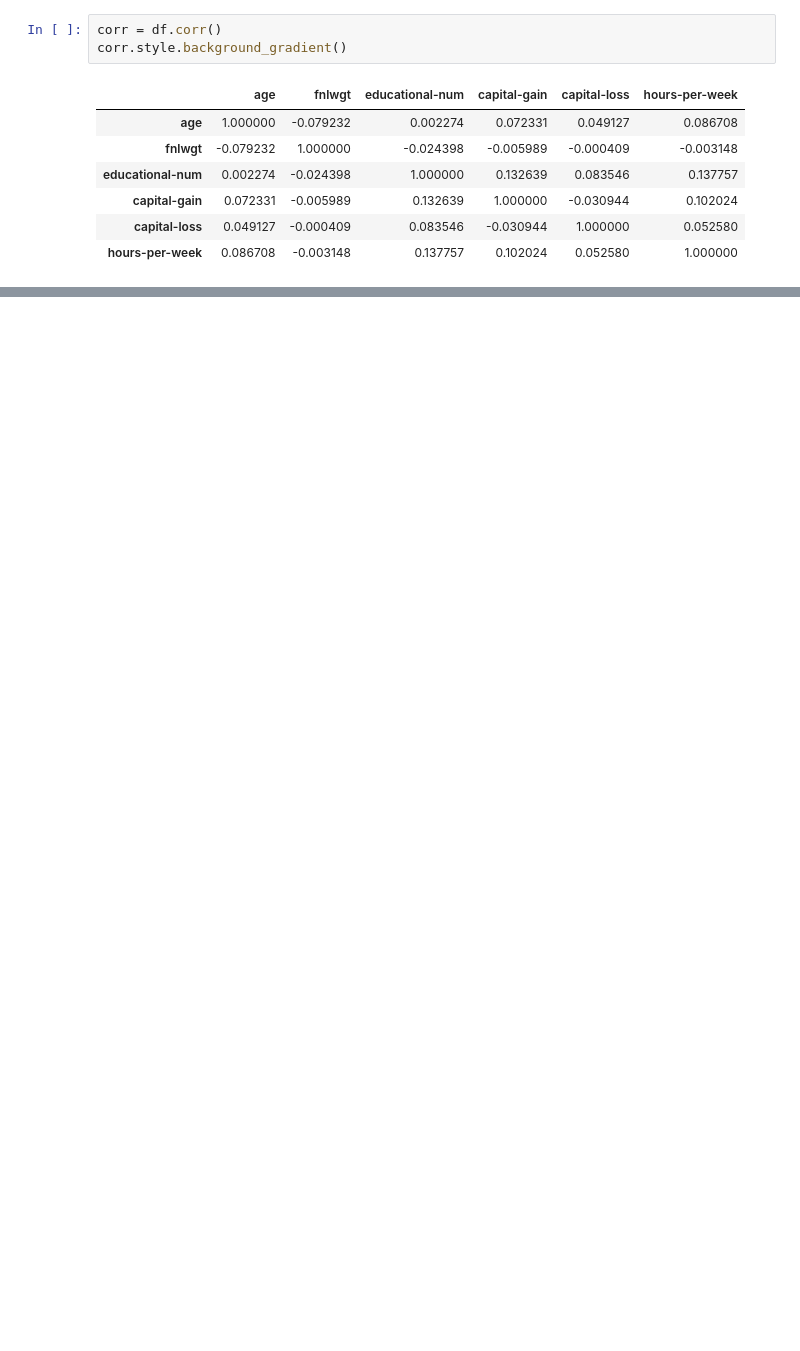
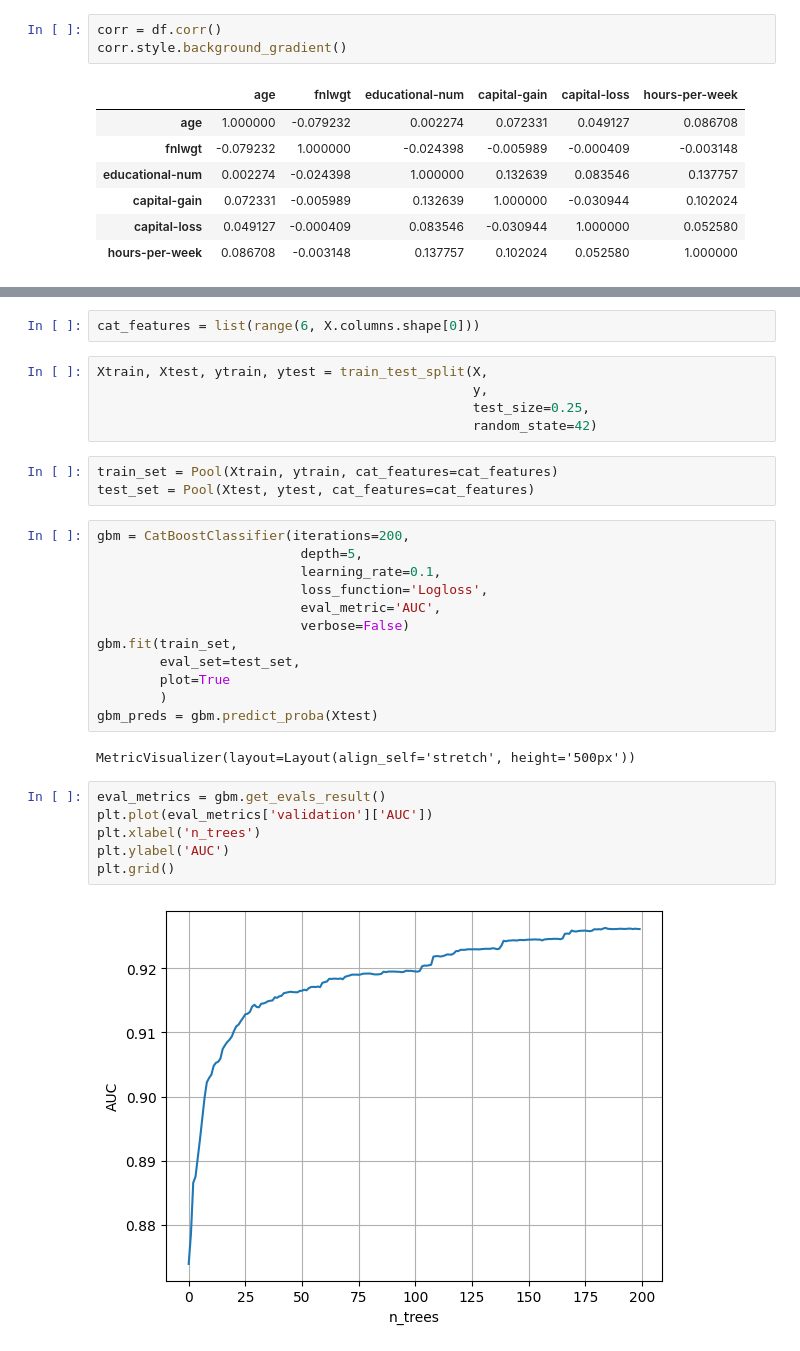
Before and after one commit to krisster/Raif_Project, a Jupyter notebook: Raif_project.ipynb, the cells around one changed output, grey strips where cells are left out. Saved outputs shown, nothing was run; the diff lists cells and outputs as text; blank space fills up the shorter version.

```diff
--- a/Raif_project.ipynb
+++ b/Raif_project.ipynb
@@ -366,0 +677,32 @@ corr.style.background_gradient()
+# %%
+cat_features = list(range(6, X.columns.shape[0]))
+# %%
+Xtrain, Xtest, ytrain, ytest = train_test_split(X,
+                                                y,
+                                                test_size=0.25,
+                                                random_state=42)
+# %%
+train_set = Pool(Xtrain, ytrain, cat_features=cat_features)
+test_set = Pool(Xtest, ytest, cat_features=cat_features)
+# %%
+gbm = CatBoostClassifier(iterations=200,
+                          depth=5,
+                          learning_rate=0.1,
+                          loss_function='Logloss',
+                          eval_metric='AUC',
+                          verbose=False)
+gbm.fit(train_set,
+        eval_set=test_set,
+        plot=True
+        )
+gbm_preds = gbm.predict_proba(Xtest)
+# %% [output]
+MetricVisualizer(layout=Layout(align_self='stretch', height='500px'))
+# %%
+eval_metrics = gbm.get_evals_result()
+plt.plot(eval_metrics['validation']['AUC'])
+plt.xlabel('n_trees')
+plt.ylabel('AUC')
+plt.grid()
+# %% [output]
+[figure, added]
```
Also changed, not shown: parts of 71 cells of this notebook.
